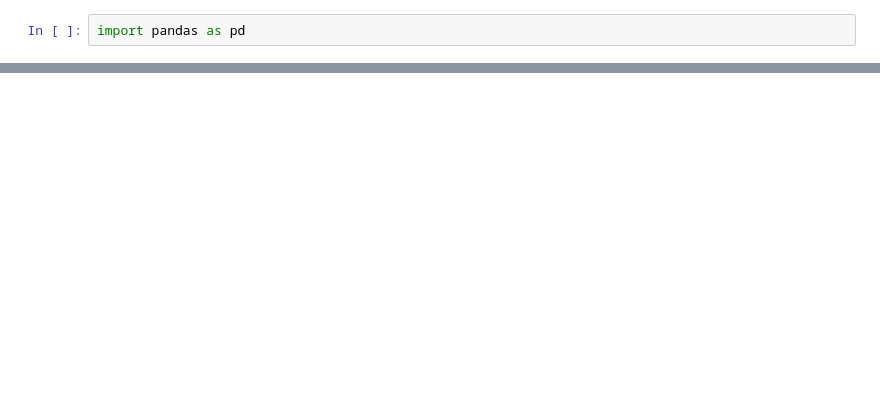
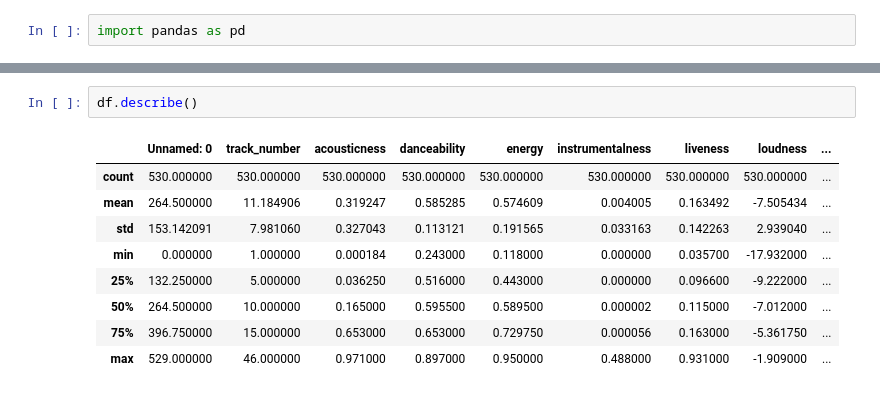
Before and after one commit to st101cc/CS-course, a Jupyter notebook: Untitled Folder/taylor_swift.ipynb, the cells around one changed output, grey strips where cells are left out. Saved outputs shown, nothing was run; the diff lists cells and outputs as text; blank space fills up the shorter version.

```diff
--- a/Untitled Folder/taylor_swift.ipynb
+++ b/Untitled Folder/taylor_swift.ipynb
@@ -39,0 +15,12 @@ track
+# %%
+df.describe()
+# %% [output]
+|  | Unnamed: 0 | track_number | acousticness | danceability | energy | instrumentalness | liveness | loudness | ... |
+| count | 530.000000 | 530.000000 | 530.000000 | 530.000000 | 530.000000 | 530.000000 | 530.000000 | 530.000000 | ... |
+| mean | 264.500000 | 11.184906 | 0.319247 | 0.585285 | 0.574609 | 0.004005 | 0.163492 | -7.505434 | ... |
+| std | 153.142091 | 7.981060 | 0.327043 | 0.113121 | 0.191565 | 0.033163 | 0.142263 | 2.939040 | ... |
+| min | 0.000000 | 1.000000 | 0.000184 | 0.243000 | 0.118000 | 0.000000 | 0.035700 | -17.932000 | ... |
+| 25% | 132.250000 | 5.000000 | 0.036250 | 0.516000 | 0.443000 | 0.000000 | 0.096600 | -9.222000 | ... |
+| 50% | 264.500000 | 10.000000 | 0.165000 | 0.595500 | 0.589500 | 0.000002 | 0.115000 | -7.012000 | ... |
+| 75% | 396.750000 | 15.000000 | 0.653000 | 0.653000 | 0.729750 | 0.000056 | 0.163000 | -5.361750 | ... |
+| max | 529.000000 | 46.000000 | 0.971000 | 0.897000 | 0.950000 | 0.488000 | 0.931000 | -1.909000 | ... |
```
Also changed, not shown: parts of 21 cells of this notebook.
